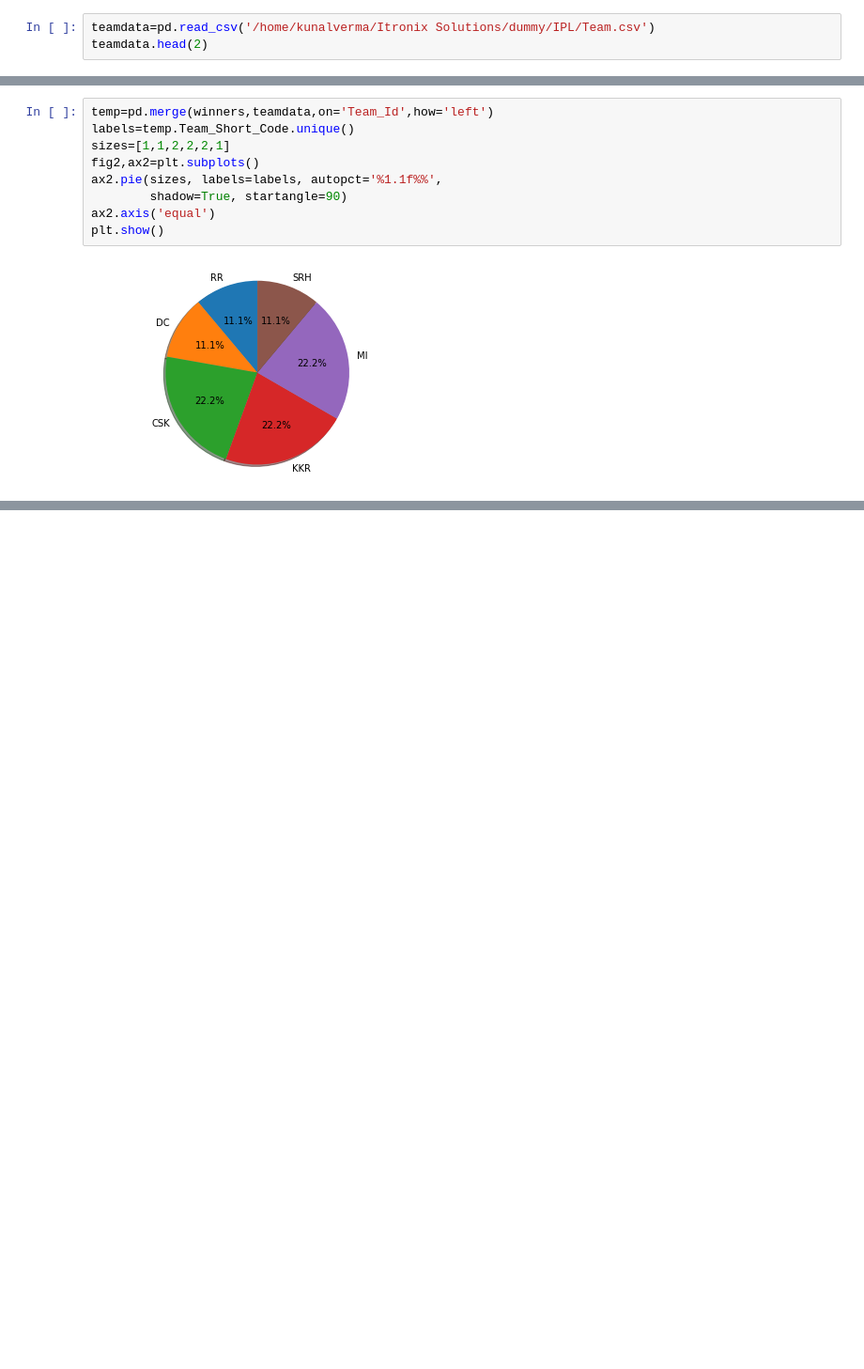
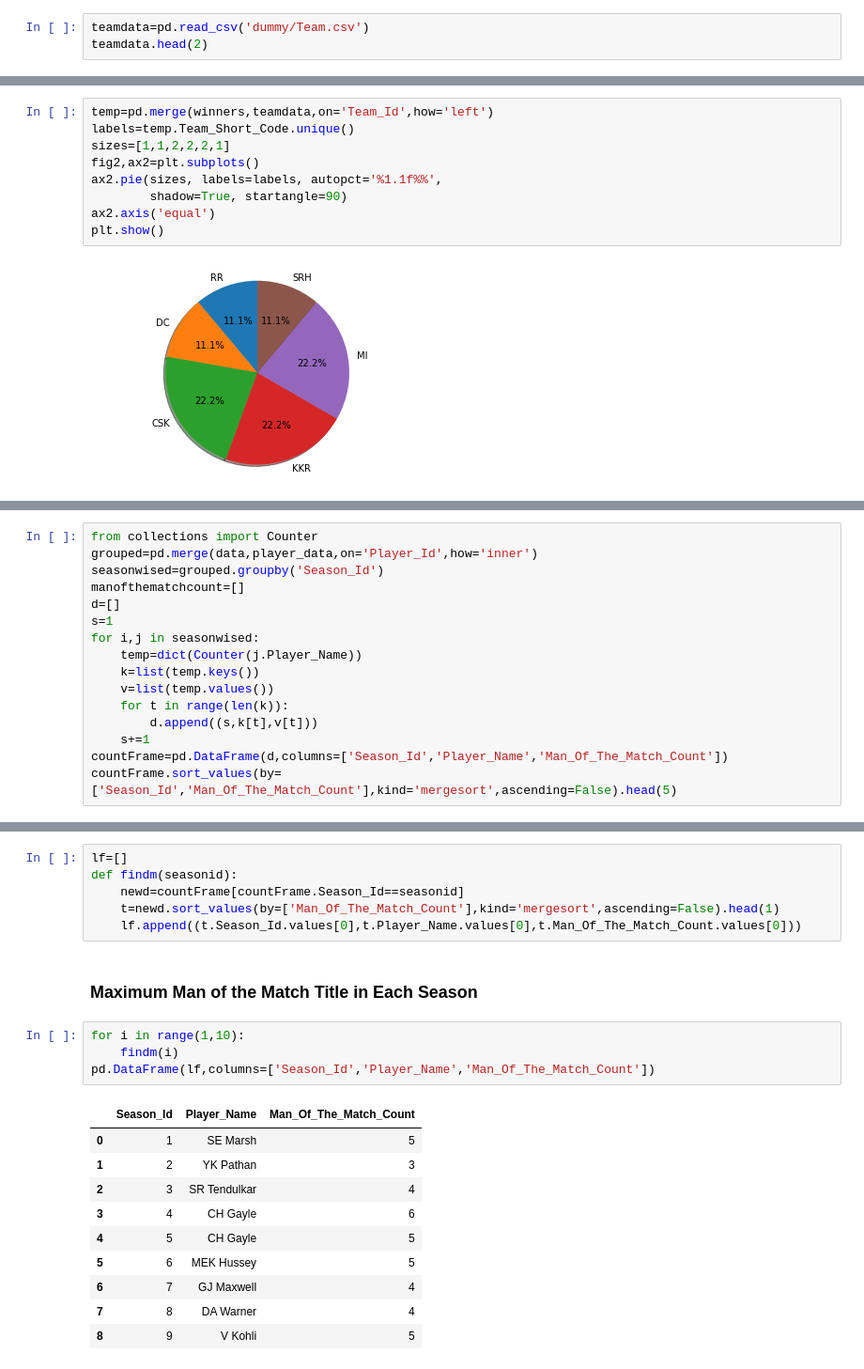
Before and after one commit to vkunal1996/IPL-Case-Study--Numpy-Pandas-, a Jupyter notebook: IPL Case Study Pandas.ipynb, the cells around one changed output, grey strips where cells are left out. Shown: that part at 94% size. Cells and saved outputs as stored; diff of their text form; blank space fills up the shorter version.

```diff
--- a/IPL Case Study Pandas.ipynb
+++ b/IPL Case Study Pandas.ipynb
@@ -184,7 +184,7 @@ pd.DataFrame(seasonwiserecord,columns=['Season_Id','Team_Id'])
 | 7 | 8 | 7.0 |
 | 8 | 9 | 11.0 |
 # %%
-teamdata=pd.read_csv('/home/kunalverma/Itronix Solutions/dummy/IPL/Team.csv')
+teamdata=pd.read_csv('dummy/Team.csv')
 teamdata.head(2)
 # %% [output]
 |  | Team_Id | Team_Name | Team_Short_Code |
@@ -240,0 +245,16 @@ pd.merge(data,player_data,on='Player_Id',how='inner').head(5)
+# %%
+from collections import Counter
+grouped=pd.merge(data,player_data,on='Player_Id',how='inner')
+seasonwised=grouped.groupby('Season_Id')
+manofthematchcount=[]
+d=[]
+s=1
+for i,j in seasonwised:
+    temp=dict(Counter(j.Player_Name))
+    k=list(temp.keys())
+    v=list(temp.values())
+    for t in range(len(k)):
+        d.append((s,k[t],v[t]))
+    s+=1
+countFrame=pd.DataFrame(d,columns=['Season_Id','Player_Name','Man_Of_The_Match_Count'])
+countFrame.sort_values(by=['Season_Id','Man_Of_The_Match_Count'],kind='mergesort',ascending=False).head(5)
@@ -240,0 +268,23 @@ pd.merge(data,player_data,on='Player_Id',how='inner').head(5)
+# %%
+lf=[]
+def findm(seasonid):
+    newd=countFrame[countFrame.Season_Id==seasonid]
+    t=newd.sort_values(by=['Man_Of_The_Match_Count'],kind='mergesort',ascending=False).head(1)
+    lf.append((t.Season_Id.values[0],t.Player_Name.values[0],t.Man_Of_The_Match_Count.values[0]))
+# %% [markdown]
+### Maximum Man of the Match Title in Each Season
+# %%
+for i in range(1,10):
+    findm(i)
+pd.DataFrame(lf,columns=['Season_Id','Player_Name','Man_Of_The_Match_Count'])
+# %% [output]
+|  | Season_Id | Player_Name | Man_Of_The_Match_Count |
+| 0 | 1 | SE Marsh | 5 |
+| 1 | 2 | YK Pathan | 3 |
+| 2 | 3 | SR Tendulkar | 4 |
+| 3 | 4 | CH Gayle | 6 |
+| 4 | 5 | CH Gayle | 5 |
+| 5 | 6 | MEK Hussey | 5 |
+| 6 | 7 | GJ Maxwell | 4 |
+| 7 | 8 | DA Warner | 4 |
+| 8 | 9 | V Kohli | 5 |
```
Also changed, not shown: parts of 9 cells of this notebook.
